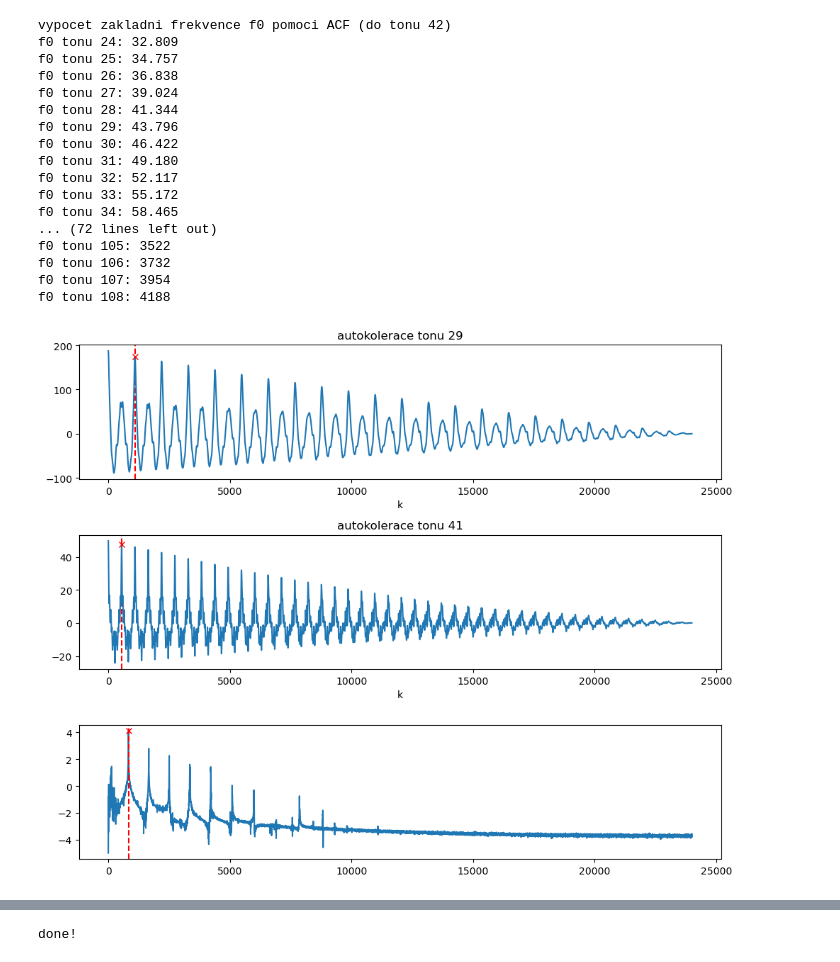
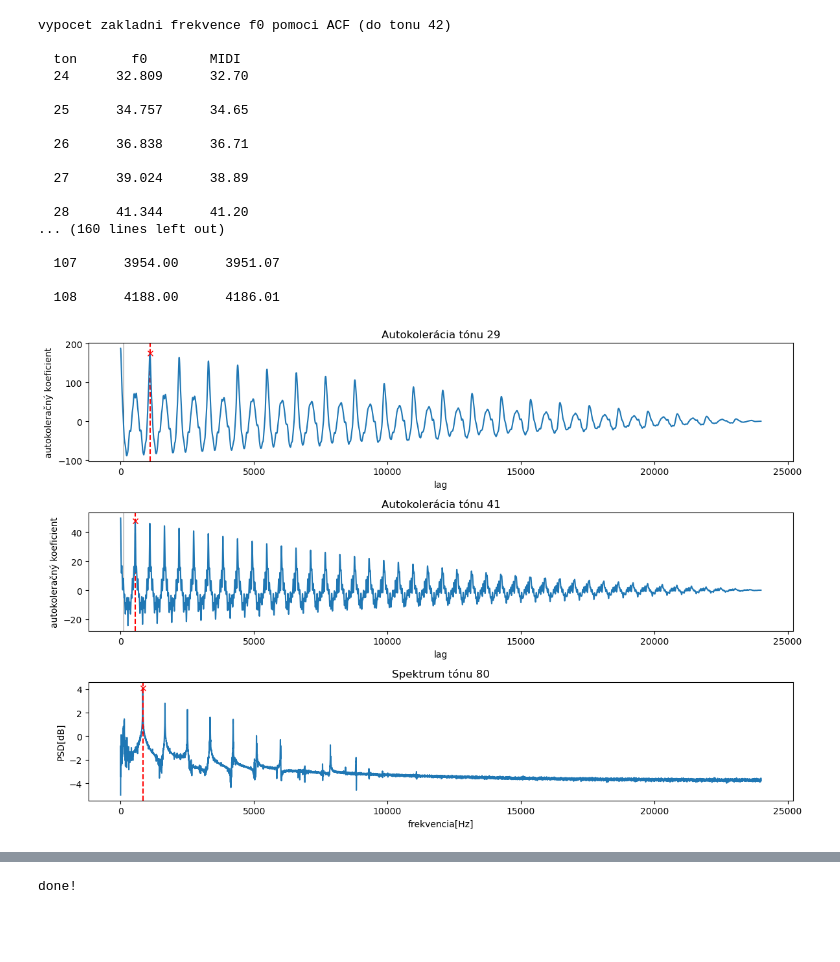
Before and after one commit to youruncle1/ISS-proj, a Jupyter notebook: iss_proj.ipynb, the cells around one changed output, grey strips where cells are left out. Drawn from its saved outputs; the diff is of its cells as text; code cells hidden in the pictures; blank space fills up the shorter version.

```diff
--- a/iss_proj.ipynb
+++ b/iss_proj.ipynb
@@ -92,68 +115,77 @@ def getFreq_DFT(tone):
 def getFreq_ACF(tone):
     corr = signal.correlate(xall[tone],xall[tone], "full")
     corr = corr[int(len(corr)/2):] #staci len druha polovica autokoleracie
-    start = np.argmax(corr<0) #najdem vzdialenost prvej hodnoty y<0 - inak by funkcia np.argmax vzdy bola rovna 0
+    start = np.argmax(corr<0) #najdem vzdialenost prvej hodnoty y<0 - inak by funkcia np.argmax vzdy bola rovna 0 - tzv. PRAH
     peak_distance = np.argmax(corr[start:]) #argmax vrati na ktorom koeficiente sa nachadza najvyssia hodnota y
-    freq = Fs/(peak_distance+start)
+    freq = Fs/(peak_distance+start) #f0 = Fs/N
     return freq
 
+mididata = np.loadtxt('midi.txt')
+midiindex = 84
+############################  VYPOCET POMOCOU AUTOKOLERACIE ############################
+print("vypocet zakladni frekvence f0 pomoci ACF (do tonu 42)\n")
+print("  ton       f0        MIDI")
+for tone in range(MIDIFROM, 43):
+    print("  %d      %1.3f      %1.2f\n             " % (tone, getFreq_ACF(tone), mididata[midiindex][1]))
+    midiindex -= 1
 
-############################  VYPOCET POMOCI AUTOKOLERACE ############################
-print("vypocet zakladni frekvence f0 pomoci ACF (do tonu 42)")
-for tone in range(MIDIFROM, 43):
-    print("f0 tonu %d: %1.3f" % (tone, getFreq_ACF(tone)))
-
-############################      VYPOCET POMOCI DFT      ############################
-print("\nvypocet zakladni frekvence f0 pomoci DFT (od tonu 43)")
+############################      VYPOCET POMOCOU DFT      ############################
+print("\nvypocet zakladni frekvence f0 pomoci DFT (od tonu 43)\n")
+print("  ton       f0        MIDI")
 for tone in range(43, MIDITO+1):
-    print("f0 tonu %d: %d" % (tone, getFreq_DFT(tone)))
+    print("  %d      %1.2f      %1.2f\n             " % (tone, getFreq_DFT(tone), mididata[midiindex][1]))
+    midiindex -= 1
 # %% [output]
 vypocet zakladni frekvence f0 pomoci ACF (do tonu 42)
-f0 tonu 24: 32.809
-f0 tonu 25: 34.757
-f0 tonu 26: 36.838
-f0 tonu 27: 39.024
-f0 tonu 28: 41.344
-f0 tonu 29: 43.796
-f0 tonu 30: 46.422
-f0 tonu 31: 49.180
-f0 tonu 32: 52.117
-f0 tonu 33: 55.172
-f0 tonu 34: 58.465
-... (72 lines left out)
-f0 tonu 105: 3522
-f0 tonu 106: 3732
-f0 tonu 107: 3954
-f0 tonu 108: 4188
+
+  ton       f0        MIDI
+  24      32.809      32.70
+
+  25      34.757      34.65
+
+  26      36.838      36.71
+
+  27      39.024      38.89
+
+  28      41.344      41.20
+... (160 lines left out)
+
+  107      3954.00      3951.07
+
+  108      4188.00      4186.01
 # %%
-_, ax = plt.subplots(3, 1, figsize=(10, 8))
+_, ax = plt.subplots(3, 1, figsize=(12, 8))
 for idx, tone in enumerate([29, 41]):
     corr = signal.correlate(xall[tone],xall[tone], "full")
     corr = corr[int(len(corr)/2):]
     start = np.argmax(corr<0)
     peak_max = np.max(corr[start:])
     peaks = signal.find_peaks(corr[start:], height=0)
     peak_distance = peaks[0][np.where(peaks[1]["peak_heights"] == peak_max)[0][0]]
     N = peak_distance + start
     freq = Fs/N
-    ax[idx].set_title("autokolerace tonu %d" % tone)
-    ax[idx].set_xlabel('k')
+    ax[idx].set_title("Autokolerácia tónu %d" % tone)
+    ax[idx].set_xlabel('lag')
+    ax[idx].set_ylabel('autokoleračný koeficient')
     ax[idx].axvline(x=N, c="r",linestyle="--")
+    ax[idx].axvline(x=start, c="black", linewidth=0.4)
     ax[idx].plot(corr)
     ax[idx].plot(N,corr[N], marker="x", c="r")
-########################################################################################prerob na tu lepsiu verziu dft
+
 DFT = np.fft.fft(xall[80])
 DFT = np.log10(((np.abs(DFT)**2) + 1e-5))
 DFTHalf = DFT[:DFT.size // 2]
 Fk = np.arange(0, DFTHalf.size) * (Fs / (xall[tone].size))
 peaks = signal.find_peaks(DFTHalf, height=0) #parameter height vytvori data s hodnotami magnitud
 max_mag = np.max(DFTHalf) #zistim najvacsiu hodnotu magnitudy v DFT
-fundamental_freq = peaks[0][np.where(peaks[1]["peak_heights"] == max_mag)[0][0]] * 2
-#print(peaks[0][np.where(peaks[1]["peak_heights"] == max_mag)[0][0]])
-ax[2].set_label("DFT tonu 80")
+fundamental_freq = peaks[0][np.where(peaks[1]["peak_heights"] == max_mag)[0][0]] * 2 #na rovnakom indexe, kde bol max_mag, bude hodnota vzdialenosti od 0
+ax[2].set_title("Spektrum tónu 80")
+ax[2].set_xlabel('frekvencia[Hz]')
+ax[2].set_ylabel('PSD[dB]')
 ax[2].plot(Fk, DFTHalf)
 ax[2].plot(fundamental_freq, max_mag, marker="x", c="r")
 ax[2].axvline(x=fundamental_freq, c="r", linestyle="--")
+
 plt.tight_layout()
 # %% [output]
-[figure, old version]
+[figure, new version]
```
Also changed, not shown: parts of 16 cells of this notebook.
